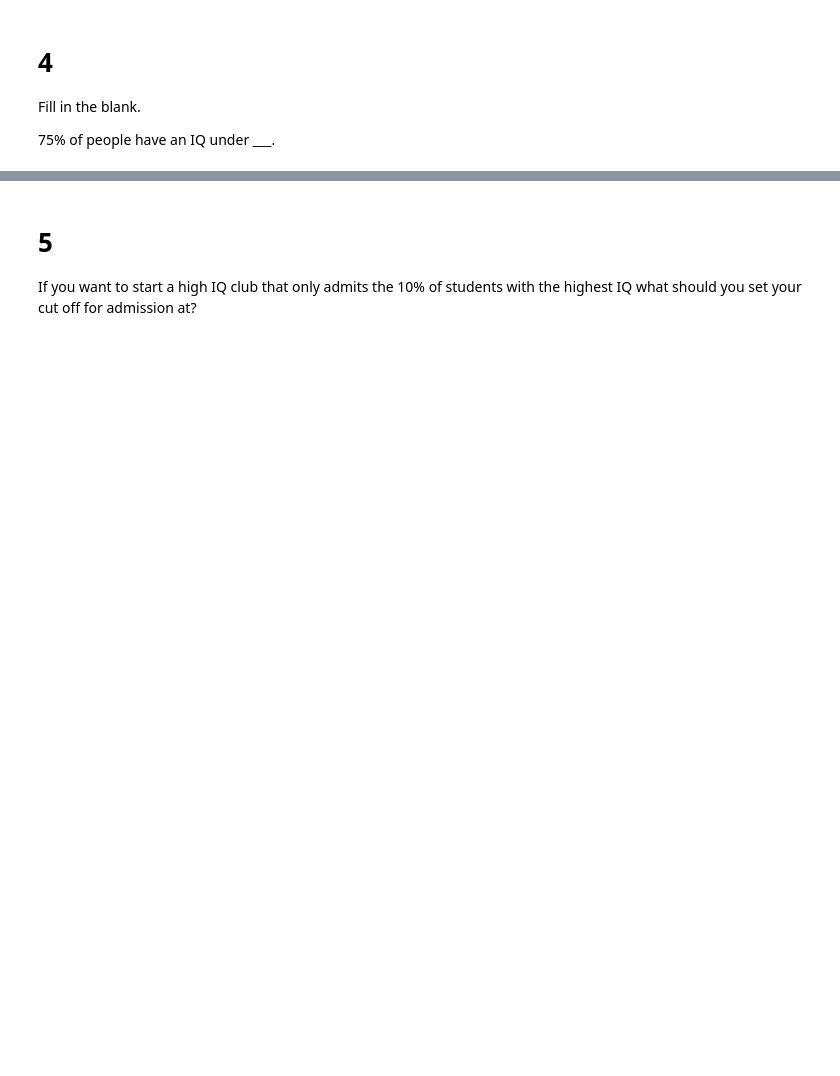
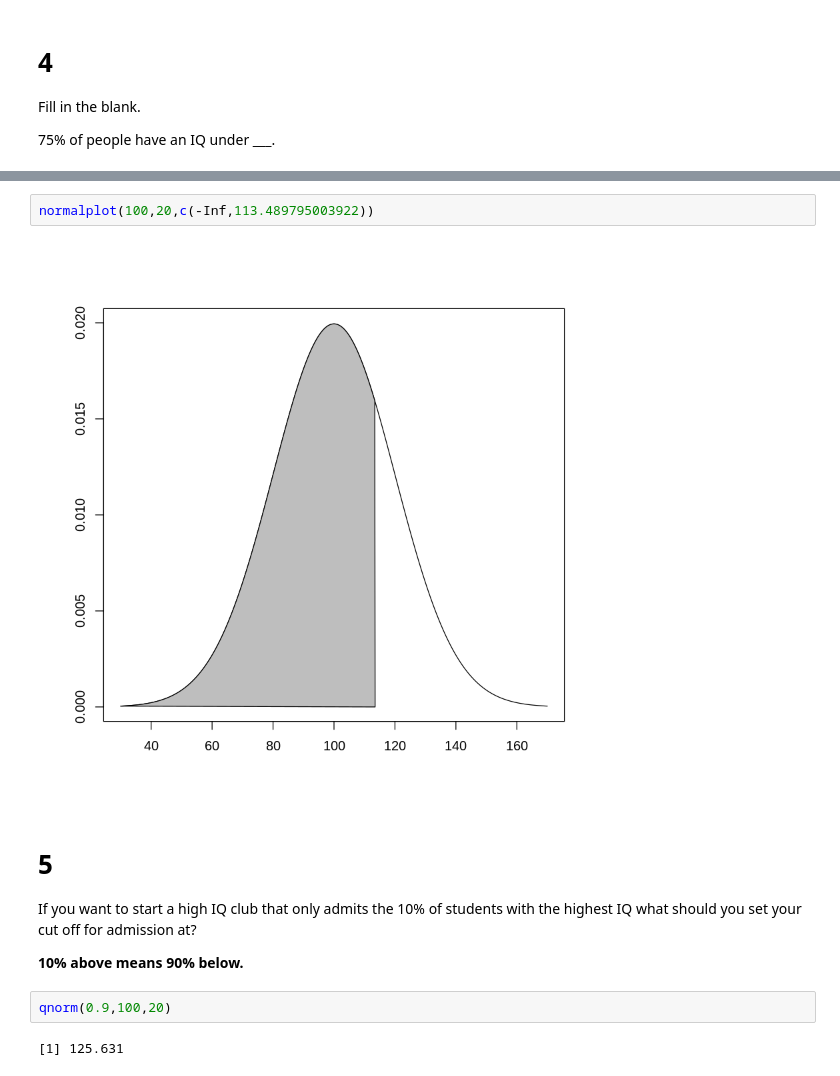
Before and after one commit to jana-archibald/1770-summer-2019, a Jupyter notebook: Tutorial6_NormalDistibution/Tutorial6Questions.ipynb, the cells around one changed output, grey strips where cells are left out. Drawn from its saved outputs; the diff is of its cells as text; blank space fills up the shorter version.

```diff
--- a/Tutorial6_NormalDistibution/Tutorial6Questions.ipynb
+++ b/Tutorial6_NormalDistibution/Tutorial6Questions.ipynb
@@ -44,4 +72,14 @@ Fill in the blank.
+# %%
+normalplot(100,20,c(-Inf,113.489795003922))
+# %% [output]
+[figure, added]
 # %% [markdown]
 # 5
 
 If you want to start a high IQ club that only admits the 10% of students with the highest IQ what should you set your cut off for admission at?
+
+**10% above means 90% below.**
+# %%
+qnorm(0.9,100,20)
+# %% [output]
+[1] 125.631
```
Also changed, not shown: parts of 14 cells of this notebook.
